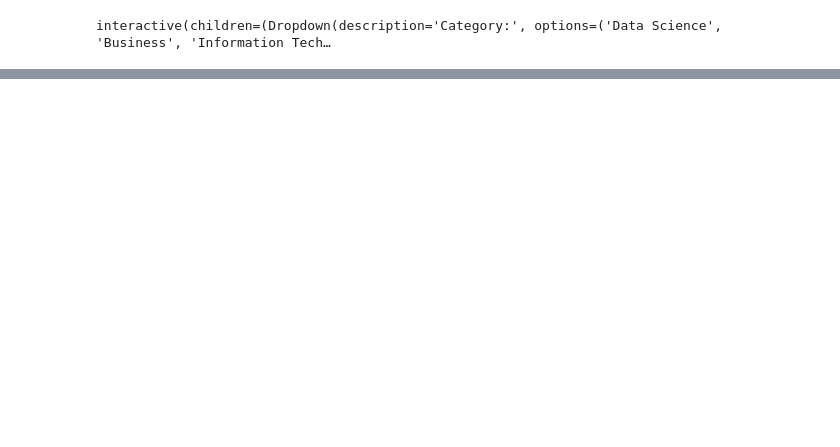
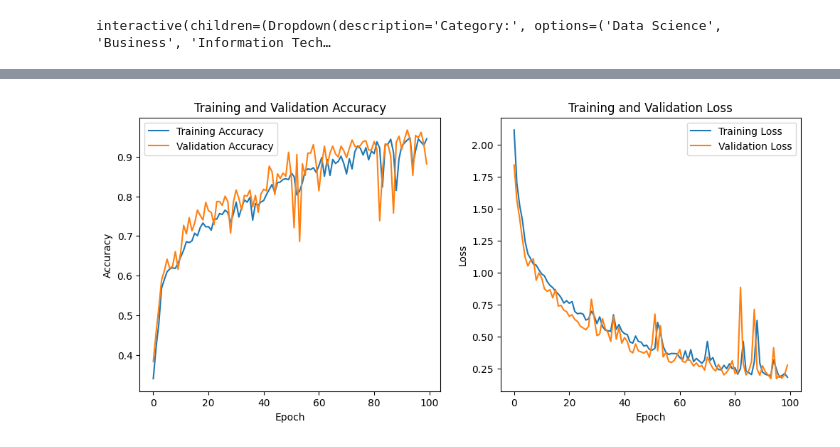
Before and after one commit to CourseMate-Capstone-Project/ML, a Jupyter notebook: notebooks/CourseMate.ipynb, the cells around one changed output, grey strips where cells are left out. Saved outputs shown, nothing was run; the diff lists cells and outputs as text; code cells hidden in the pictures; blank space fills up the shorter version.

```diff
--- a/notebooks/CourseMate.ipynb
+++ b/notebooks/CourseMate.ipynb
@@ -224,0 +233,12 @@ plt.show()
+# %%
+# Kategori dan Sub-Kategori yang akan dipertahankan
+selected_categories = ['Data Science', 'Business', 'Information Technology', 'Computer Science', 'Arts and Humanities', 'Personal Development', 'Health', 'Physical Science and Engineering']
+selected_subcategories = ['Machine Learning', 'Data Analysis', 'Business Essentials', 'Data Management', 'Security', 'Software Development', 'Cloud Computing', 'Mobile and Web Development', 'Algorithms', 'Finance', 'Leadership and Management', 'Design and Product', 'Music and Art', 'Learning English', 'Entrepreneurship', 'Marketing', 'Business Strategy', 'Personal Development', 'Governance and Society', 'Healthcare Management', 'Networking', 'Education', 'Computer Security and Networks', 'Nutrition', 'Public Health', 'Probability and Statistics', 'Electrical Engineering', 'Basic Science', 'Patient Care', 'Health Informatics', 'Philosophy', 'Environmental Science and Sustainability', 'Math and Logic', 'Other Languages', 'Physics and Astronomy', 'Law', 'Biology', 'Mechanical Engineering', 'Support and Operations', 'Research', 'Psychology', 'Economics', 'Research Methods', 'Chemistry', 'History', 'Animal Health']
+
+# Filter dataset
+filtered_category = course_data[course_data['Category'].isin(selected_categories)]
+filtered_subcategory = filtered_category[filtered_category['Sub-Category'].isin(selected_subcategories)]
+
+# Hasil jumlah data
+print(filtered_category['Category'].value_counts())
+print(filtered_subcategory['Sub-Category'].value_counts())
@@ -295,0 +452,8 @@ interactive(children=(Dropdown(description='Category:', options=('Data Science',
+# %%
+# Latih model
+history = model.fit(
+    X_train, y_train,
+    epochs=100,
+    batch_size=16,
+    validation_data=(X_test, y_test)
+)
@@ -295,0 +478,25 @@ interactive(children=(Dropdown(description='Category:', options=('Data Science',
+# %%
+# Plot akurasi dan loss
+plt.figure(figsize=(12, 5))
+
+# Plot akurasi
+plt.subplot(1, 2, 1)
+plt.plot(history.history['accuracy'], label='Training Accuracy')
+plt.plot(history.history['val_accuracy'], label='Validation Accuracy')
+plt.title('Training and Validation Accuracy')
+plt.xlabel('Epoch')
+plt.ylabel('Accuracy')
+plt.legend()
+
+# Plot loss
+plt.subplot(1, 2, 2)
+plt.plot(history.history['loss'], label='Training Loss')
+plt.plot(history.history['val_loss'], label='Validation Loss')
+plt.title('Training and Validation Loss')
+plt.xlabel('Epoch')
+plt.ylabel('Loss')
+plt.legend()
+
+plt.show()
+# %% [output]
+[figure, added]
```
Also changed, not shown: parts of 21 cells of this notebook.
